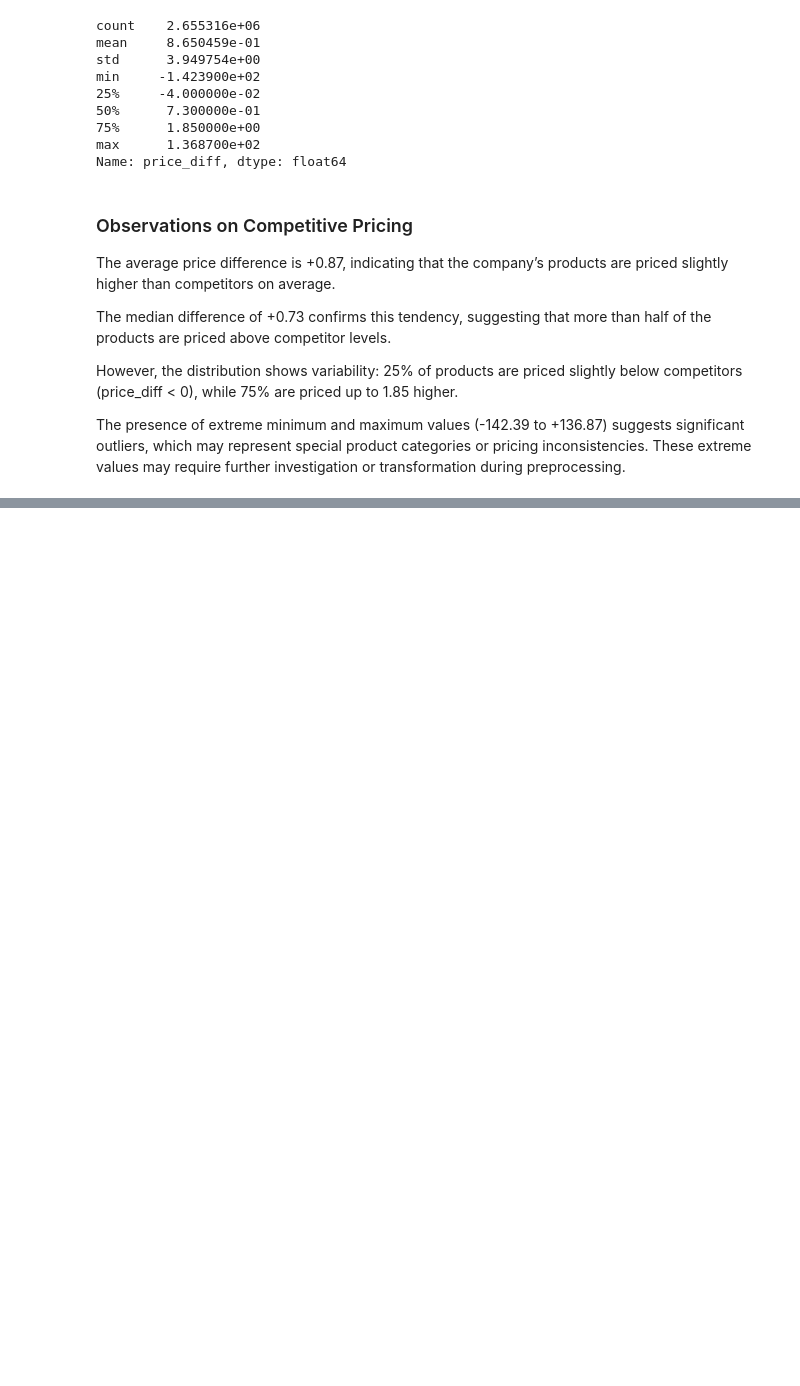
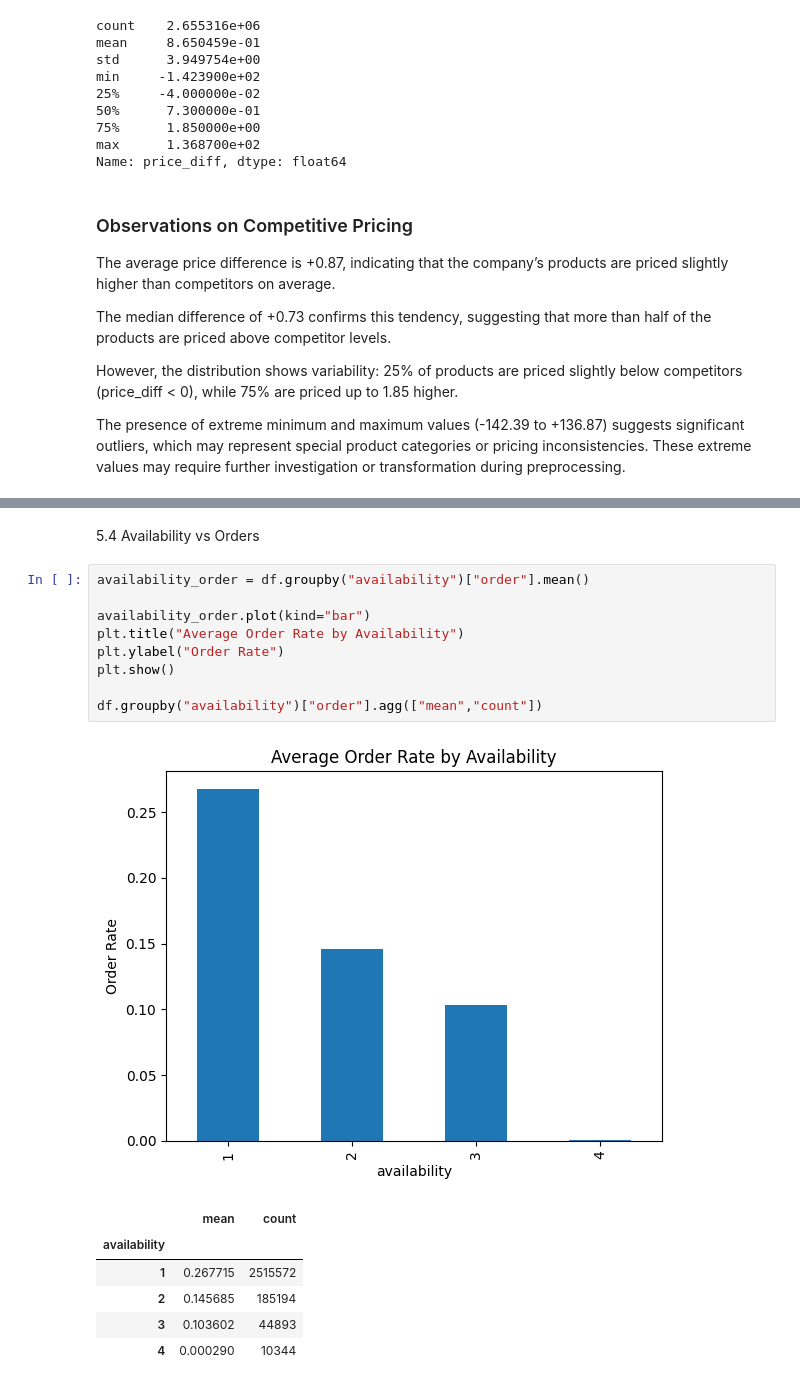
Before and after one commit to Happydeath97/analyticalProjectProductPricing, a Jupyter notebook: notebooks/DataExploration.ipynb, the cells around one changed output, grey strips where cells are left out. Cells and saved outputs as stored; diff of their text form; blank space fills up the shorter version.

```diff
--- a/notebooks/DataExploration.ipynb
+++ b/notebooks/DataExploration.ipynb
@@ -163,0 +211,19 @@ The presence of extreme minimum and maximum values (-142.39 to +136.87) suggests
+# %% [markdown]
+5.4 Availability vs Orders
+# %%
+availability_order = df.groupby("availability")["order"].mean()
+
+availability_order.plot(kind="bar")
+plt.title("Average Order Rate by Availability")
+plt.ylabel("Order Rate")
+plt.show()
+
+df.groupby("availability")["order"].agg(["mean","count"])
+# %% [output]
+[figure, added]
+|  | mean | count |
+| availability |  |  |
+| 1 | 0.267715 | 2515572 |
+| 2 | 0.145685 | 185194 |
+| 3 | 0.103602 | 44893 |
+| 4 | 0.000290 | 10344 |
```
Also changed, not shown: parts of 25 cells of this notebook.
